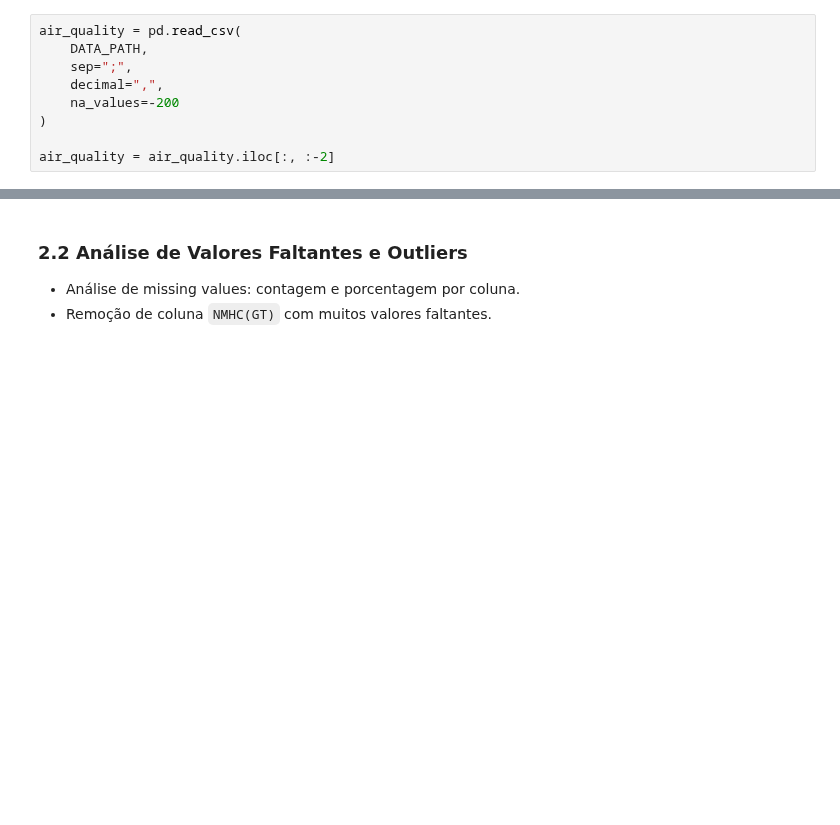
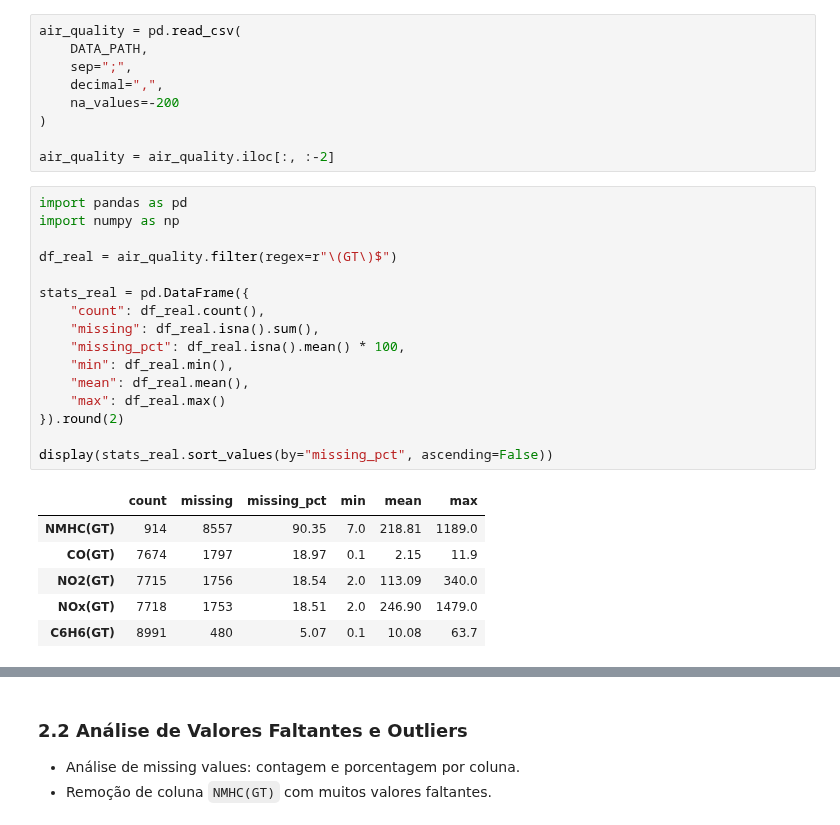
Before and after one commit to diego-nac/ica-homeworks, a Jupyter notebook: homework3/code.ipynb, the cells around one changed output, grey strips where cells are left out. Drawn from its saved outputs; the diff is of its cells as text; blank space fills up the shorter version.

```diff
--- a/homework3/code.ipynb
+++ b/homework3/code.ipynb
@@ -57,3 +60,26 @@ air_quality = pd.read_csv(
 )
 
 air_quality = air_quality.iloc[:, :-2]
+# %%
+import pandas as pd
+import numpy as np
+
+df_real = air_quality.filter(regex=r"\(GT\)$")
+
+stats_real = pd.DataFrame({
+    "count": df_real.count(),
+    "missing": df_real.isna().sum(),
+    "missing_pct": df_real.isna().mean() * 100,
+    "min": df_real.min(),
+    "mean": df_real.mean(),
+    "max": df_real.max()
+}).round(2)
+
+display(stats_real.sort_values(by="missing_pct", ascending=False))
+# %% [output]
+|  | count | missing | missing_pct | min | mean | max |
+| NMHC(GT) | 914 | 8557 | 90.35 | 7.0 | 218.81 | 1189.0 |
+| CO(GT) | 7674 | 1797 | 18.97 | 0.1 | 2.15 | 11.9 |
+| NO2(GT) | 7715 | 1756 | 18.54 | 2.0 | 113.09 | 340.0 |
+| NOx(GT) | 7718 | 1753 | 18.51 | 2.0 | 246.90 | 1479.0 |
+| C6H6(GT) | 8991 | 480 | 5.07 | 0.1 | 10.08 | 63.7 |
```
Also changed, not shown: parts of 6 cells of this notebook, 36 other files.
